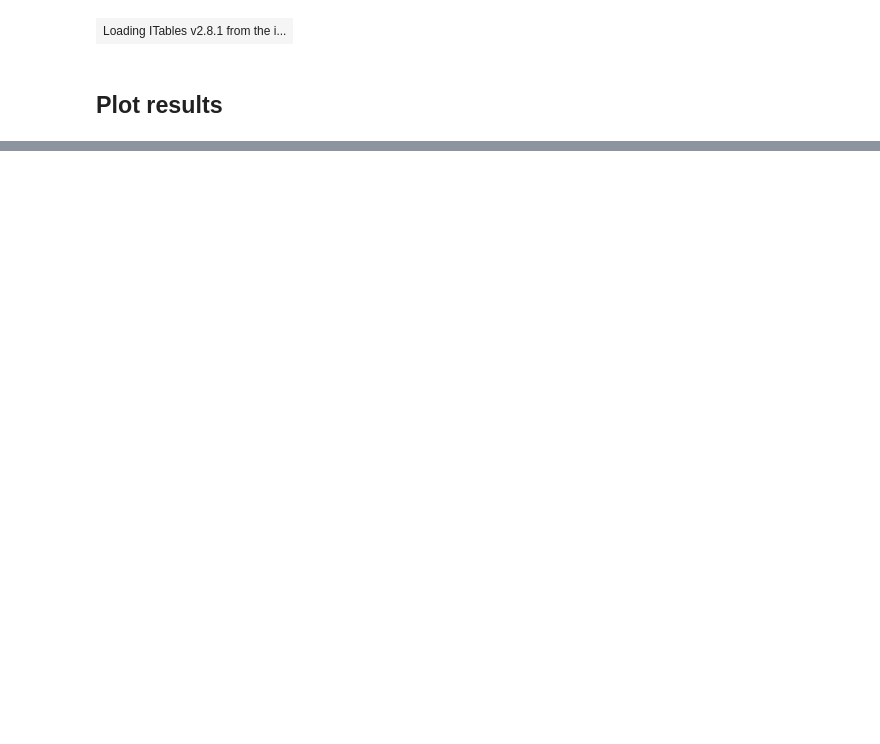
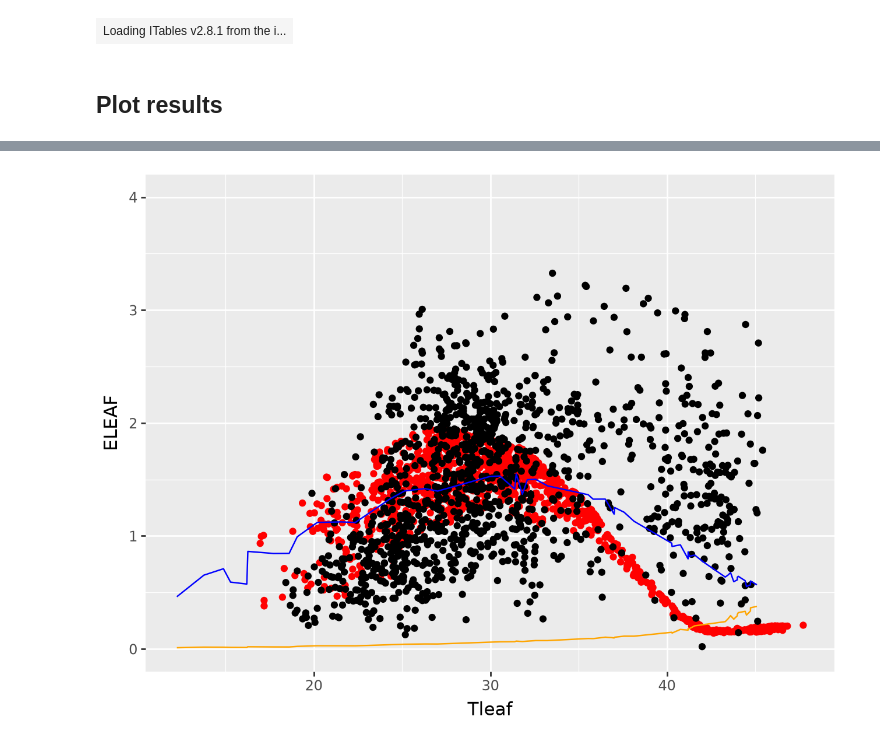
Before and after one commit to ecamo19/plant_hydraulics, a Jupyter notebook: nbs/305_tutorial_sureau_medlyn.ipynb, the cells around one changed output, grey strips where cells are left out. Drawn from its saved outputs; the diff is of its cells as text; code cells hidden in the pictures; blank space fills up the shorter version.

```diff
--- a/nbs/305_tutorial_sureau_medlyn.ipynb
+++ b/nbs/305_tutorial_sureau_medlyn.ipynb
@@ -193,0 +213,9 @@ display(HTML(html_str))
+# %%
+ggplot() + \
+    geom_point(model_predictions, aes(x="Tleaf", y = "ELEAF"),  color='red') + \
+    geom_point(raw_chamber_data, aes(x = 'TargTempC_Avg', y = 'Trans')) + \
+    geom_line(results, aes(x="leaf_temperature", y = "E_lim"),  color='blue') + \
+    geom_line(results, aes(x="leaf_temperature", y = "E_min"),  color='orange') + \
+    ylim(0,4)
+# %% [output]
+[figure, added]
```
Also changed, not shown: parts of 11 cells of this notebook, 2 other files.
